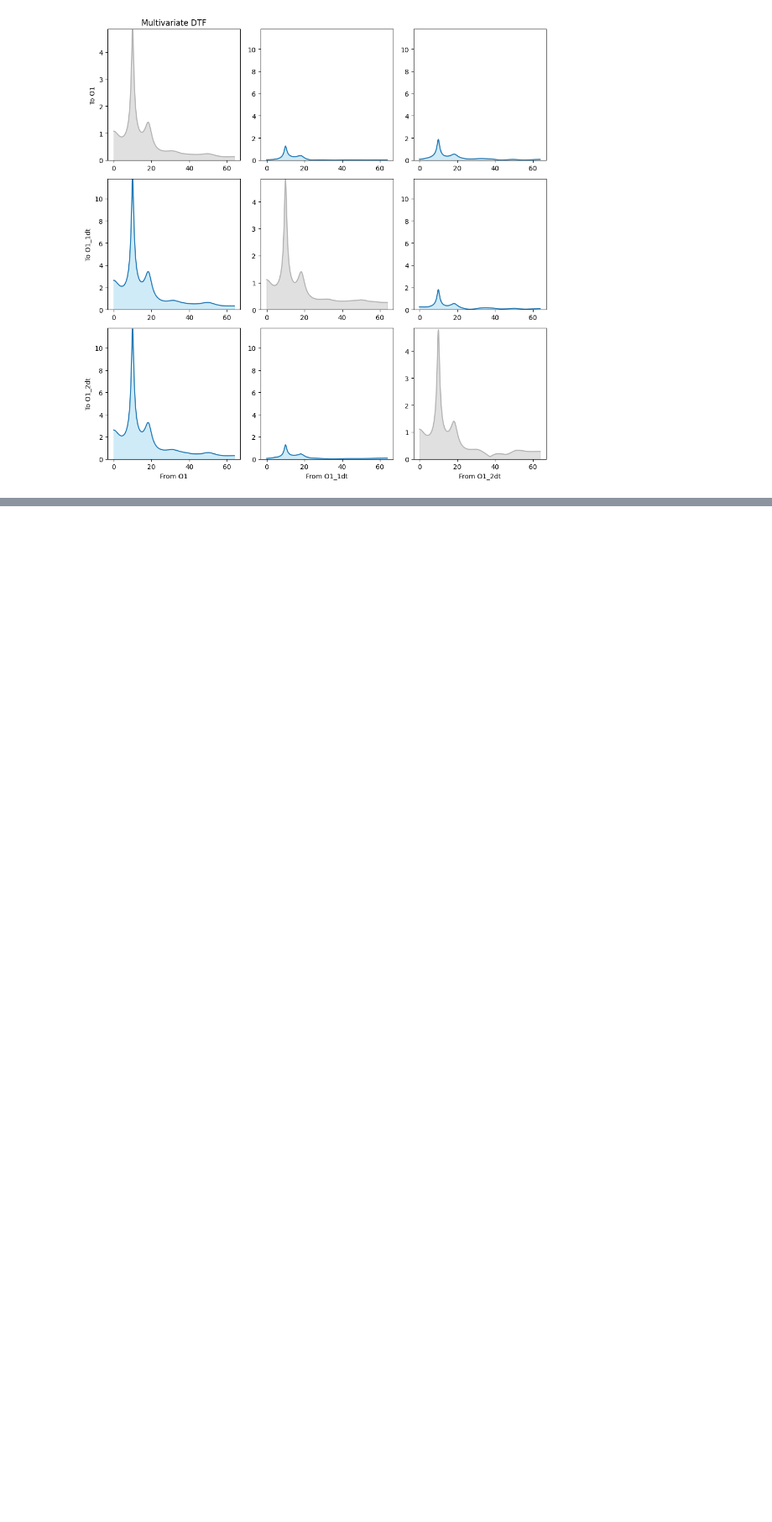
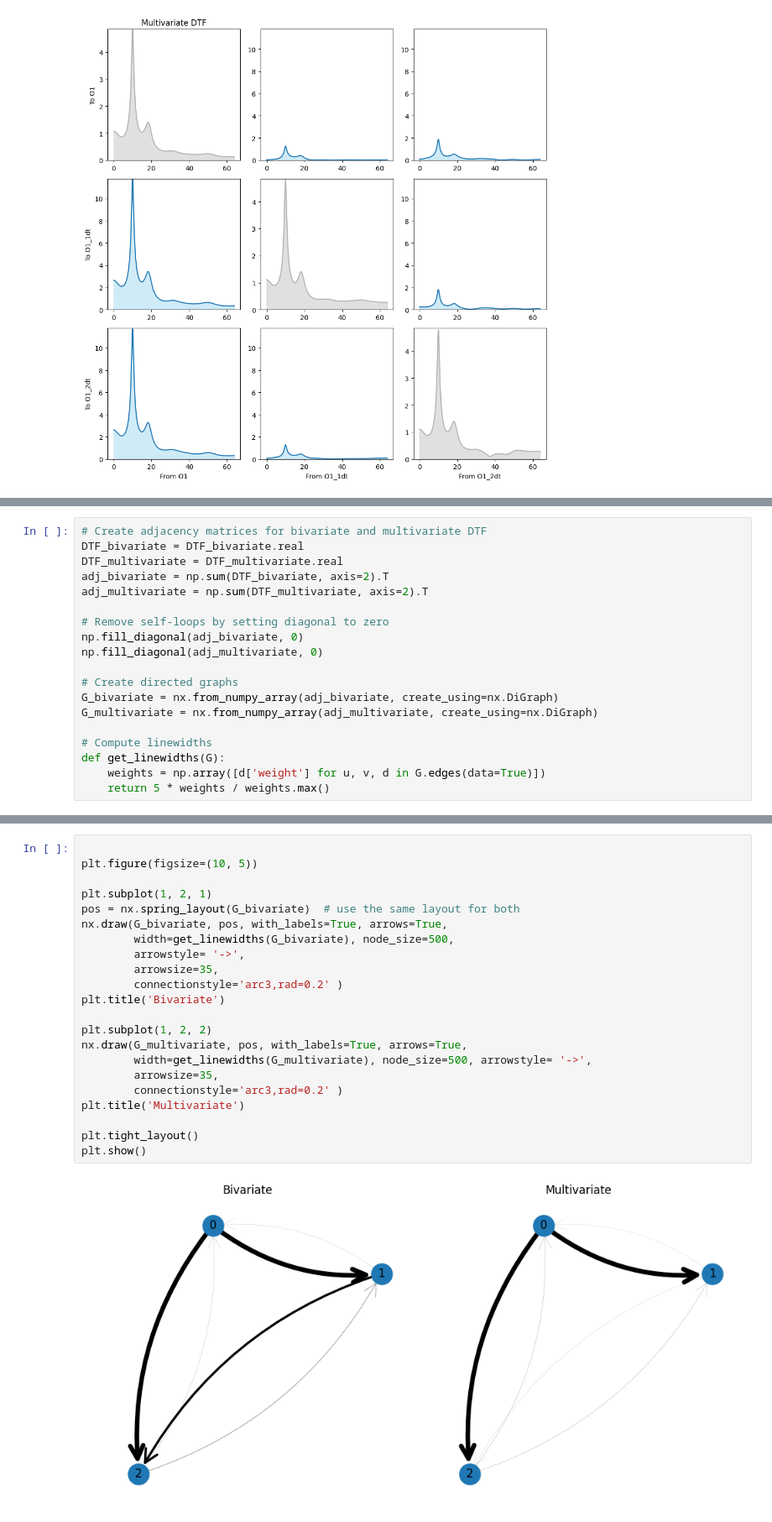
Before and after one commit to jzygierewicz/SYNCCIN_2025_summer_school, a Jupyter notebook: 3_channels_MVAR.ipynb, the cells around one changed output, grey strips where cells are left out. Shown: that part at 84% size. Cells and saved outputs as stored; diff of their text form; blank space fills up the shorter version.

```diff
--- a/3_channels_MVAR.ipynb
+++ b/3_channels_MVAR.ipynb
@@ -576,0 +529,19 @@ NameError: name 'G_multivariate' is not defined
+# %%
+# Create adjacency matrices for bivariate and multivariate DTF
+DTF_bivariate = DTF_bivariate.real
+DTF_multivariate = DTF_multivariate.real
+adj_bivariate = np.sum(DTF_bivariate, axis=2).T
+adj_multivariate = np.sum(DTF_multivariate, axis=2).T
+
+# Remove self-loops by setting diagonal to zero
+np.fill_diagonal(adj_bivariate, 0)
+np.fill_diagonal(adj_multivariate, 0)
+
+# Create directed graphs
+G_bivariate = nx.from_numpy_array(adj_bivariate, create_using=nx.DiGraph)
+G_multivariate = nx.from_numpy_array(adj_multivariate, create_using=nx.DiGraph)
+
+# Compute linewidths
+def get_linewidths(G):
+    weights = np.array([d['weight'] for u, v, d in G.edges(data=True)])
+    return 5 * weights / weights.max()
@@ -576,0 +550,24 @@ NameError: name 'G_multivariate' is not defined
+# %%
+
+plt.figure(figsize=(10, 5))
+
+plt.subplot(1, 2, 1)
+pos = nx.spring_layout(G_bivariate)  # use the same layout for both
+nx.draw(G_bivariate, pos, with_labels=True, arrows=True,
+        width=get_linewidths(G_bivariate), node_size=500,
+        arrowstyle= '->',
+        arrowsize=35,
+        connectionstyle='arc3,rad=0.2' )
+plt.title('Bivariate')
+
+plt.subplot(1, 2, 2)
+nx.draw(G_multivariate, pos, with_labels=True, arrows=True,
+        width=get_linewidths(G_multivariate), node_size=500, arrowstyle= '->',
+        arrowsize=35,
+        connectionstyle='arc3,rad=0.2' )
+plt.title('Multivariate')
+
+plt.tight_layout()
+plt.show()
+# %% [output]
+[figure, added]
```
Also changed, not shown: parts of 5 cells of this notebook.
